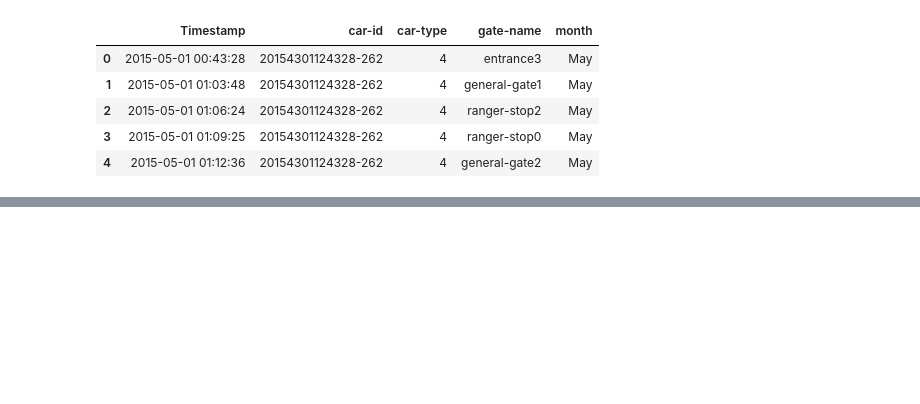
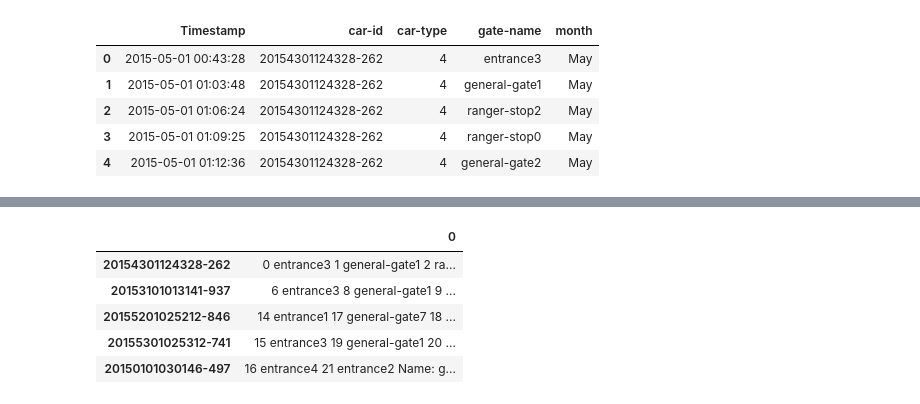
Before and after one commit to dollberk/Patterns_of_Life_Capstone, a Jupyter notebook: Capstone_Final.ipynb, the cells around one changed output, grey strips where cells are left out. Drawn from its saved outputs; the diff is of its cells as text; code cells hidden in the pictures; blank space fills up the shorter version.

Commit message:
trying to get car paths

```diff
--- a/Capstone_Final.ipynb
+++ b/Capstone_Final.ipynb
@@ -568,0 +752,8 @@ r = sns.heatmap (car_matrix, cmap='BuPu')
+# %%
+# find unique car values and their paths through the park.
+from collections import defaultdict
+cars = defaultdict(list)
+for car in data['car-id'].unique():
+    cars[car].append(data[data['car-id'] == car]['gate-name'])
+
+carPath = pd.DataFrame(cars)
@@ -568,0 +778,10 @@ r = sns.heatmap (car_matrix, cmap='BuPu')
+# %%
+carPath = pd.DataFrame.from_dict(cars, orient='index')
+carPath.head()
+# %% [output]
+|  | 0 |
+| 20154301124328-262 | 0 entrance3 1 general-gate1 2 ra... |
+| 20153101013141-937 | 6 entrance3 8 general-gate1 9 ... |
+| 20155201025212-846 | 14 entrance1 17 general-gate7 18 ... |
+| 20155301025312-741 | 15 entrance3 19 general-gate1 20 ... |
+| 20150101030146-497 | 16 entrance4 21 entrance2 Name: g... |
```
Also changed, not shown: parts of 14 cells of this notebook.
